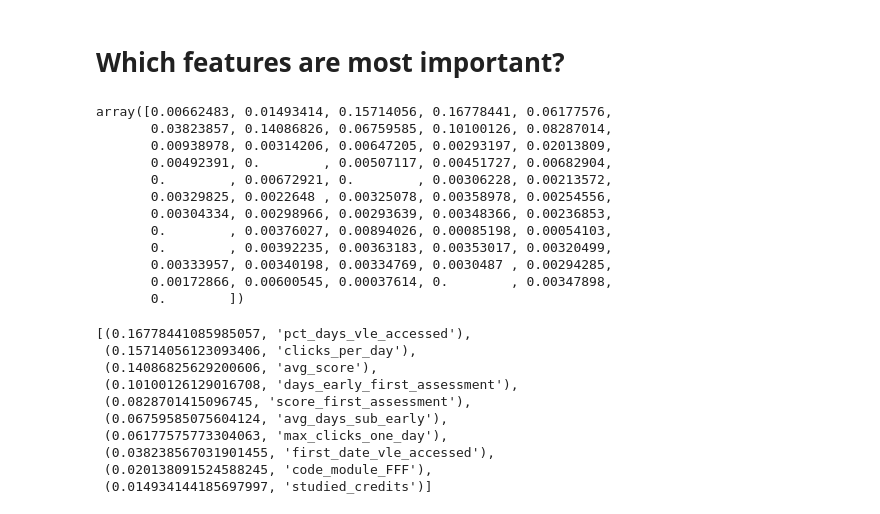
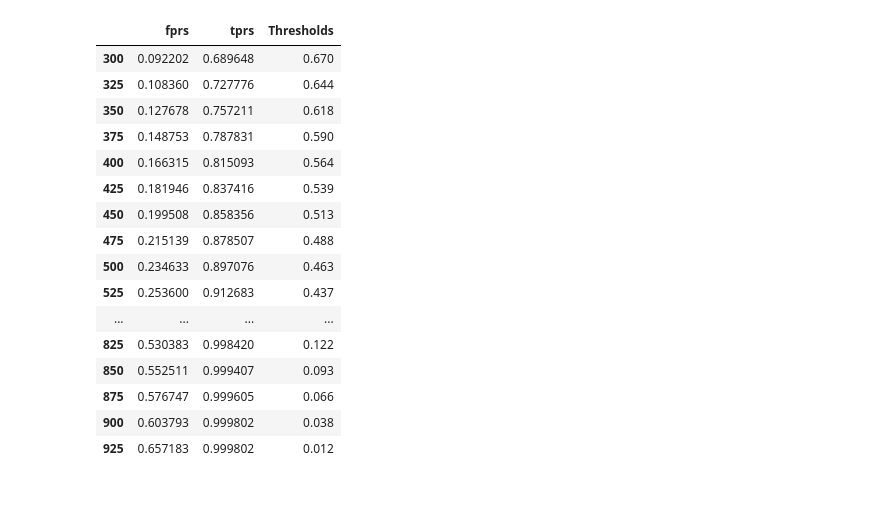
Before and after one commit to jeremymiller00/Predicting-Success-in-Online-Education, a Jupyter notebook: models/random_forest_completion.ipynb, the cells around one changed output. Drawn from its saved outputs; the diff is of its cells as text; code cells hidden in the pictures.

```diff
--- a/models/random_forest_completion.ipynb
+++ b/models/random_forest_completion.ipynb
@@ -144,19 +124,20 @@ weighted avg       0.88      0.88      0.88     10768
 # %%
-# pd.DataFrame(data={'frps': fprs, 'tprs': tprs, 'Thresholds': thresh})
+pd.DataFrame(data={'fprs': fprs, 'tprs': tprs, 'Thresholds': thresh}).loc[300:1000:25]
+# %% [output]
+|  | fprs | tprs | Thresholds |
+| 300 | 0.092202 | 0.689648 | 0.670 |
+| 325 | 0.108360 | 0.727776 | 0.644 |
+| 350 | 0.127678 | 0.757211 | 0.618 |
+| 375 | 0.148753 | 0.787831 | 0.590 |
+| 400 | 0.166315 | 0.815093 | 0.564 |
+| 425 | 0.181946 | 0.837416 | 0.539 |
+| 450 | 0.199508 | 0.858356 | 0.513 |
+| 475 | 0.215139 | 0.878507 | 0.488 |
+| 500 | 0.234633 | 0.897076 | 0.463 |
+| 525 | 0.253600 | 0.912683 | 0.437 |
+| ... | ... | ... | ... |
+| 825 | 0.530383 | 0.998420 | 0.122 |
+| 850 | 0.552511 | 0.999407 | 0.093 |
+| 875 | 0.576747 | 0.999605 | 0.066 |
+| 900 | 0.603793 | 0.999802 | 0.038 |
+| 925 | 0.657183 | 0.999802 | 0.012 |
-# %% [markdown]
-# Which features are most important?
-# %%
-feat_imp = importances(model, X_test, y_test)
-# %% [output]
-array([0.00662483, 0.01493414, 0.15714056, 0.16778441, 0.06177576,
-       0.03823857, 0.14086826, 0.06759585, 0.10100126, 0.08287014,
-       0.00938978, 0.00314206, 0.00647205, 0.00293197, 0.02013809,
-       0.00492391, 0.        , 0.00507117, 0.00451727, 0.00682904,
-       0.        , 0.00672921, 0.        , 0.00306228, 0.00213572,
-       0.00329825, 0.0022648 , 0.00325078, 0.00358978, 0.00254556,
-       0.00304334, 0.00298966, 0.00293639, 0.00348366, 0.00236853,
-       0.        , 0.00376027, 0.00894026, 0.00085198, 0.00054103,
-       0.        , 0.00392235, 0.00363183, 0.00353017, 0.00320499,
-       0.00333957, 0.00340198, 0.00334769, 0.0030487 , 0.00294285,
-       0.00172866, 0.00600545, 0.00037614, 0.        , 0.00347898,
-       0.        ])
@@ -167,15 +144,2 @@ coef_dict = c.OrderedDict((zip(feat_imp.values, features)))
-# %%
-sorted(coef_dict.items(), reverse=True)[:10]
-# %% [output]
-[(0.16778441085985057, 'pct_days_vle_accessed'),
- (0.15714056123093406, 'clicks_per_day'),
- (0.14086825629200606, 'avg_score'),
- (0.10100126129016708, 'days_early_first_assessment'),
- (0.0828701415096745, 'score_first_assessment'),
- (0.06759585075604124, 'avg_days_sub_early'),
- (0.06177575773304063, 'max_clicks_one_day'),
- (0.038238567031901455, 'first_date_vle_accessed'),
- (0.020138091524588245, 'code_module_FFF'),
- (0.014934144185697997, 'studied_credits')]
 # %%
 pickle.dump(model, open('random_forest_completion_first_half.p', 'wb')) # save the model
```
Also changed, not shown: parts of 17 cells of this notebook, 2 other files.
